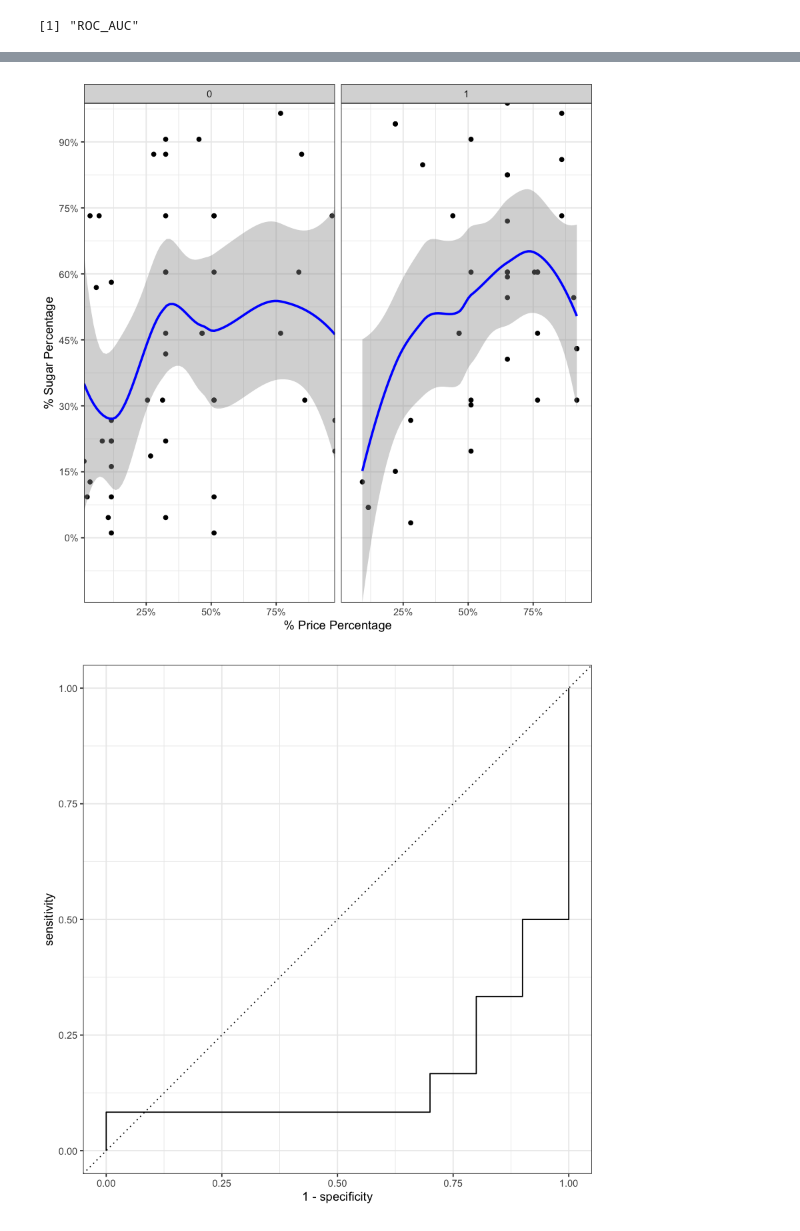
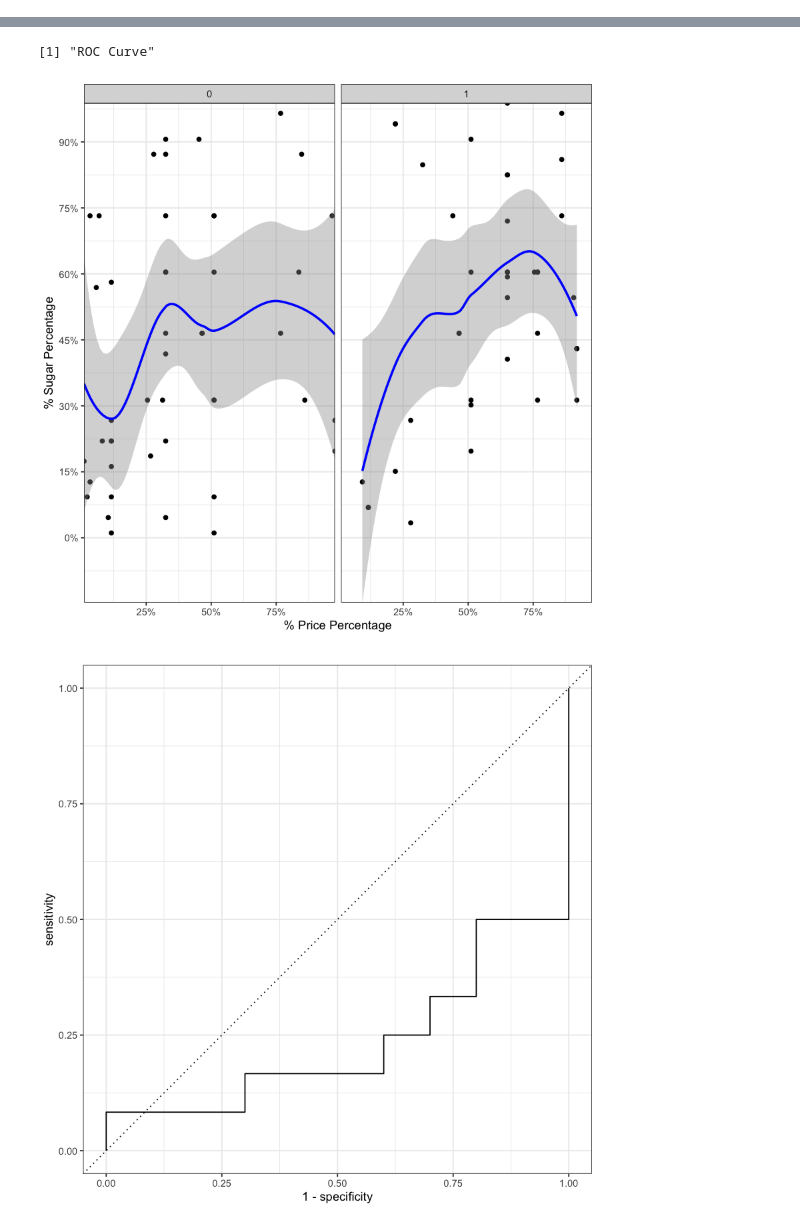
Before and after one commit to ANiraula/data_projects, a Jupyter notebook: candy/R-candy.ipynb, the cells around one changed output, grey strips where cells are left out. Cells and saved outputs as stored; diff of their text form; code cells hidden in the pictures.

```diff
--- a/candy/R-candy.ipynb
+++ b/candy/R-candy.ipynb
@@ -3,6 +3,8 @@
 #library(dplyr)
 #update.packages()
 #https://medium.com/the-researchers-guide/modelling-binary-logistic-regression-using-tidymodels-library-in-r-part-1-c1bdce0ac055
+#https://www.rpubs.com/kujo21/491476 (table with predicted vs. actual data)
+#http://localhost:8888/notebooks/R-candy.ipynb
 
 library(ggplot2)
 library(dplyr)
@@ -11,14 +13,15 @@ library(tidyverse)
 library(tidymodels)
 library(corrplot)
 library(readr)
+##
+options(warn = - 1)
 #install.packages("plotly")
 #library(plotly)
 
-
 ### Loading candy data from GitHub repository
 
-urlfile2 = "https://raw.githubusercontent.com/ANiraula/data_projects/main/candy-data.csv"
-    candy <- read_csv(url(urlfile2), col_names = TRUE, na = c(""), col_types = NULL)
+urlfile = "https://raw.githubusercontent.com/ANiraula/data_projects/main/candy-data.csv"
+candy <- read_csv(url(urlfile), col_names = TRUE, na = c(""), col_types = NULL)
 
 
 #plot Correlation table
@@ -26,6 +29,7 @@ urlfile2 = "https://raw.githubusercontent.com/ANiraula/data_projects/main/candy-
 print("Correlation Table")
 cor(candy[, 2:13]) %>%
 corrplot()
+#Chocolate has strong correlation with the winperecent, fruity, pricepercent & bar columns.
 
 ### Creating binary variables w/ 1 if candy wins >= 50% of the time
 candy$win <- ifelse(candy$winpercent > 50, 1, 0)
@@ -44,9 +48,12 @@ plot <- ggplot(data = candy, aes(x = pricepercent, y = sugarpercent)) +
 
 plot
 
+summary(candy)
+## Keeping sugarpercent & chocolate for regression
 
 ##############
 ###### Creating Test & Train data splits ######
+#*With tidymodels
 
 candy <- candy %>% select(-competitorname)
 candy$win <- as.factor(candy$win)
@@ -55,7 +62,6 @@ candy$win <- as.factor(candy$win)
 candy_split <- initial_split(candy,
                              prop = 0.75,
                              strata = win)
-
 ###### Train ######
 candy_train <- candy_split %>%
   training()
@@ -68,7 +74,6 @@ candy_test <- candy_split %>%
 #nrow(candy_train)
 #nrow(candy_test)
 
-
 ##### Logistic model
 #####
 fitted_logistic_model<- logistic_reg() %>%
@@ -77,7 +82,7 @@ fitted_logistic_model<- logistic_reg() %>%
   # Set the mode
   set_mode("classification") %>%
   # Fit the model
-  fit(win ~ chocolate + sugarpercent+fruity+hard, data = candy_train)
+  fit(win ~ chocolate + sugarpercent + fruity + hard + bar + pricepercent + peanutyalmondy, data = candy_train)
 
 # Generate Summary Table
 #tidy(fitted_logistic_model)
@@ -96,6 +101,13 @@ pred_proba <- predict(fitted_logistic_model,
                       new_data = candy_test,
                       type = "prob")
 
+### Compare Actual Win data to Predicted wins
+candy_results <- candy_test %>%
+  select(win) %>%
+  bind_cols(pred_class, pred_proba)
+
+candy_results[1:5, ]
+
 ## Results
 candy_results <- candy_test %>%
   select(win) %>%
@@ -131 +162,0 @@ dbl (12): chocolate, fruity, caramel, peanutyalmondy, nougat, crispedricewaf...
-[1] "ROC_AUC"
@@ -135,2 +172,3 @@ dbl (12): chocolate, fruity, caramel, peanutyalmondy, nougat, crispedricewaf...
+[1] "ROC Curve"
 [figure]
-[figure, old version]
+[figure, new version]
```
Also changed, not shown: parts of 1 cell of this notebook.
